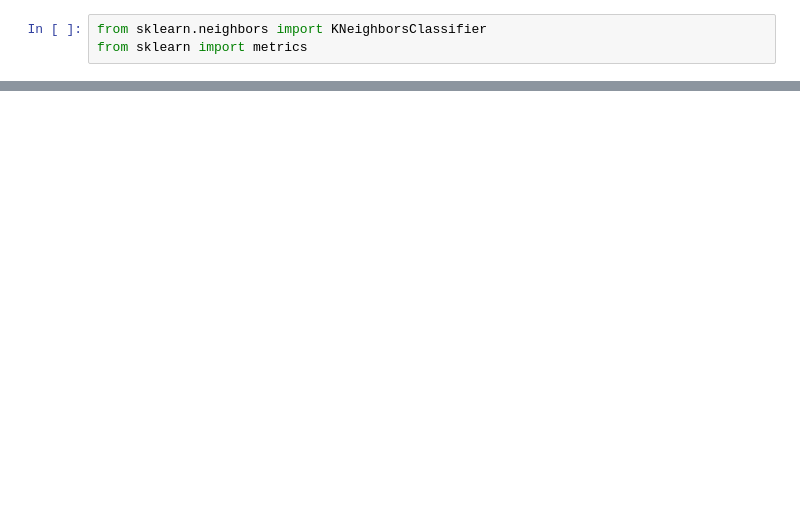
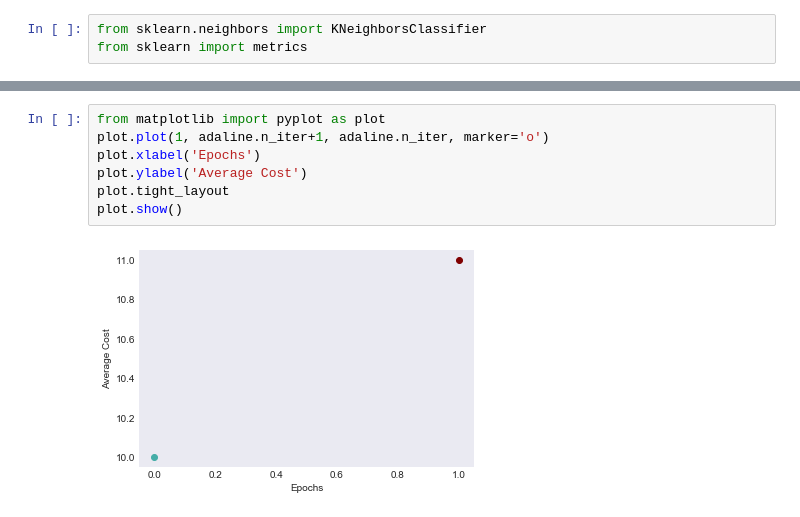
Before and after one commit to paulinusia/Breast-Cancer-Diagnosis-Predictive-ML, a Jupyter notebook: Final Project ML2.ipynb, the cells around one changed output, grey strips where cells are left out. Drawn from its saved outputs; the diff is of its cells as text; blank space fills up the shorter version.

```diff
--- a/Final Project ML2.ipynb
+++ b/Final Project ML2.ipynb
@@ -111,0 +170,9 @@ plot.tight_layout
+# %%
+from matplotlib import pyplot as plot
+plot.plot(1, adaline.n_iter+1, adaline.n_iter, marker='o')
+plot.xlabel('Epochs')
+plot.ylabel('Average Cost')
+plot.tight_layout
+plot.show()
+# %% [output]
+[figure, added]
```
Also changed, not shown: parts of 8 cells of this notebook.
